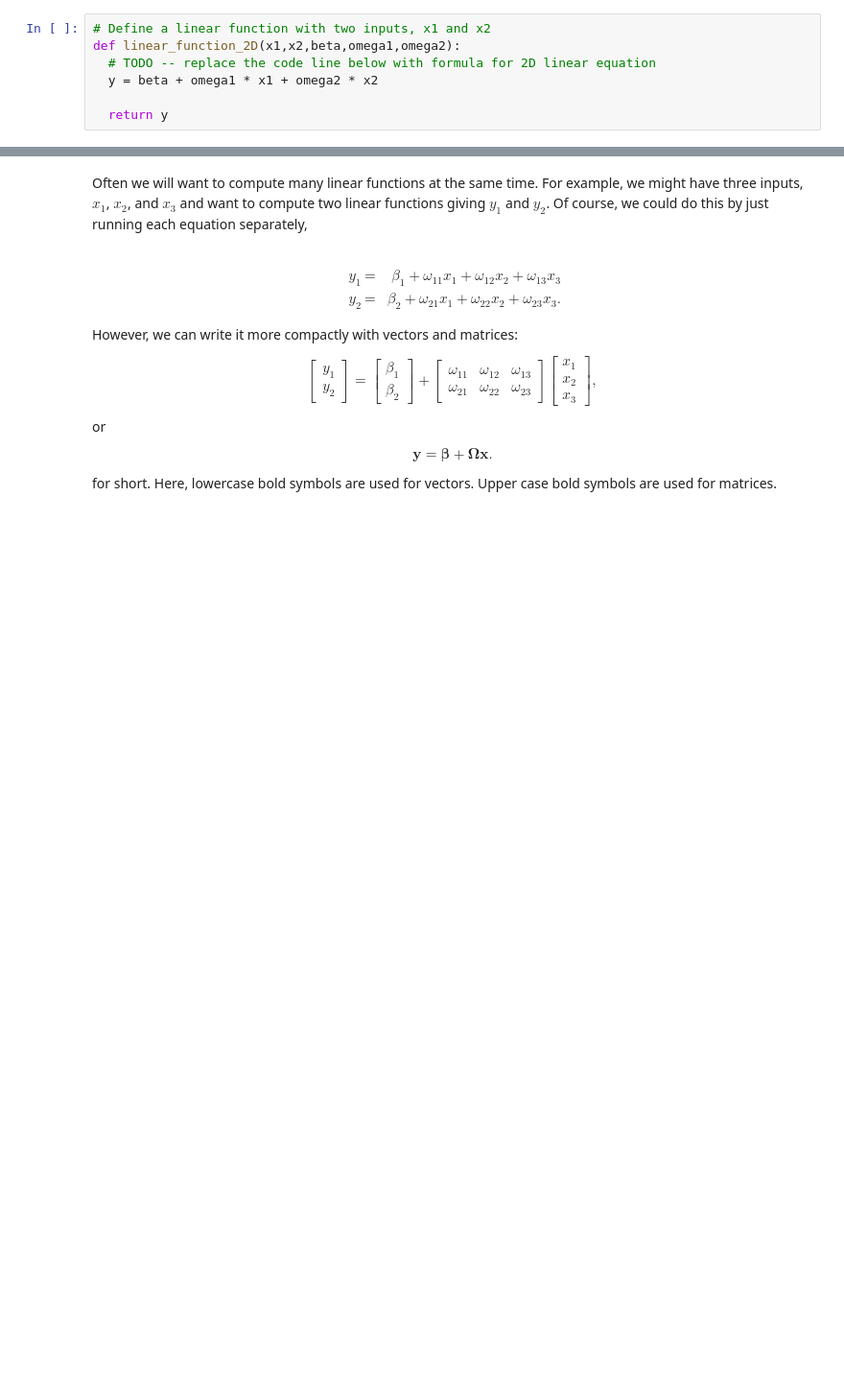
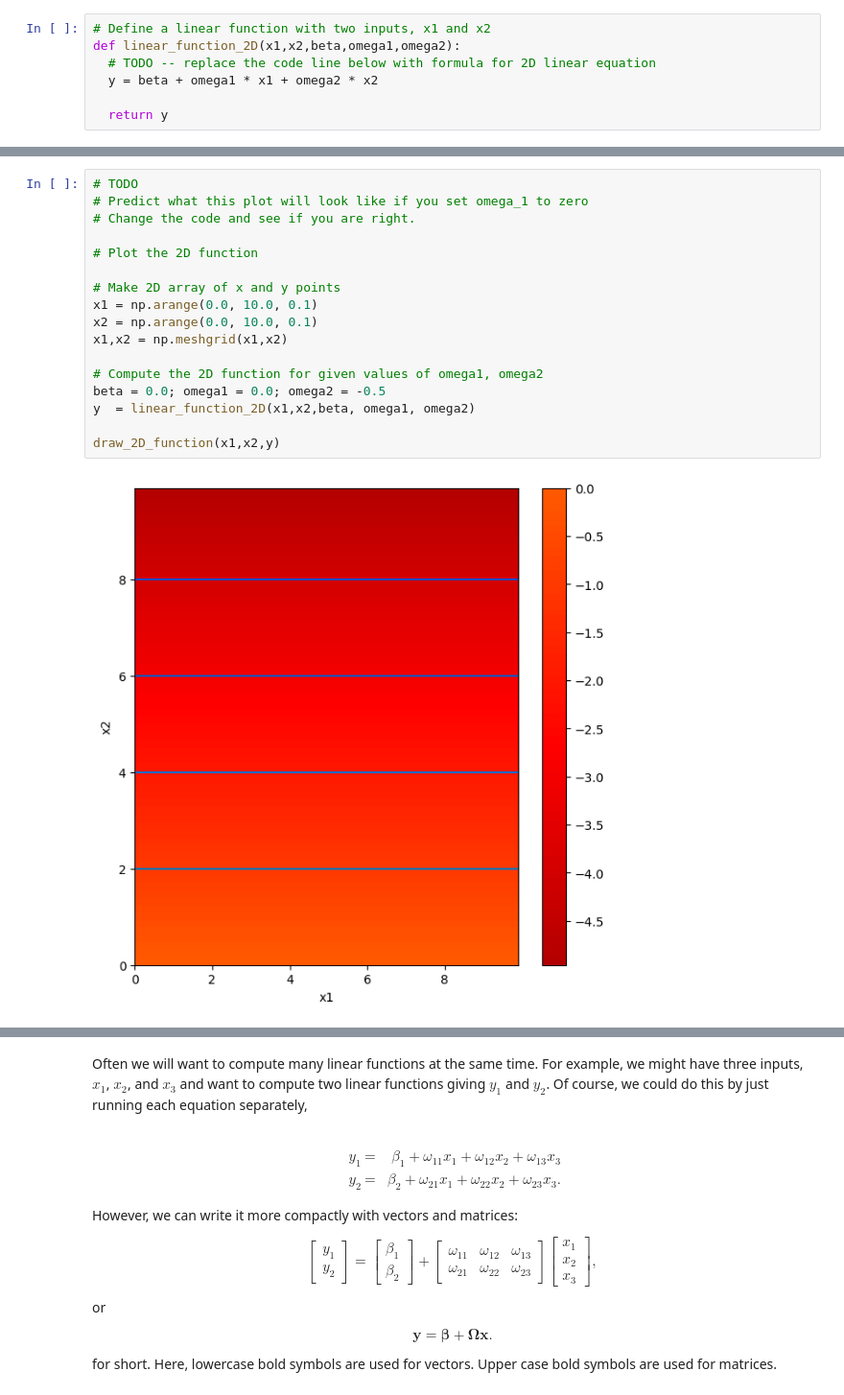
Before and after one commit to dimolinas/Machine-Learning-Mathematics, a Jupyter notebook: 1_1_BackgroundMathematics.ipynb, the cells around one changed output, grey strips where cells are left out. Shown at 96% size. Drawn from its saved outputs; the diff is of its cells as text; blank space fills up the shorter version.

```diff
--- a/1_1_BackgroundMathematics.ipynb
+++ b/1_1_BackgroundMathematics.ipynb
@@ -105,3 +126,22 @@ draw_2D_function(x1,x2,y)
 # Change the code and see if you are correct
 # %% [output]
 [figure]
+# %%
+# TODO
+# Predict what this plot will look like if you set omega_1 to zero
+# Change the code and see if you are right.
+
+# Plot the 2D function
+
+# Make 2D array of x and y points
+x1 = np.arange(0.0, 10.0, 0.1)
+x2 = np.arange(0.0, 10.0, 0.1)
+x1,x2 = np.meshgrid(x1,x2)
+
+# Compute the 2D function for given values of omega1, omega2
+beta = 0.0; omega1 = 0.0; omega2 = -0.5
+y  = linear_function_2D(x1,x2,beta, omega1, omega2)
+
+draw_2D_function(x1,x2,y)
+# %% [output]
+[figure, added]
```
Also changed, not shown: parts of 14 cells of this notebook.
